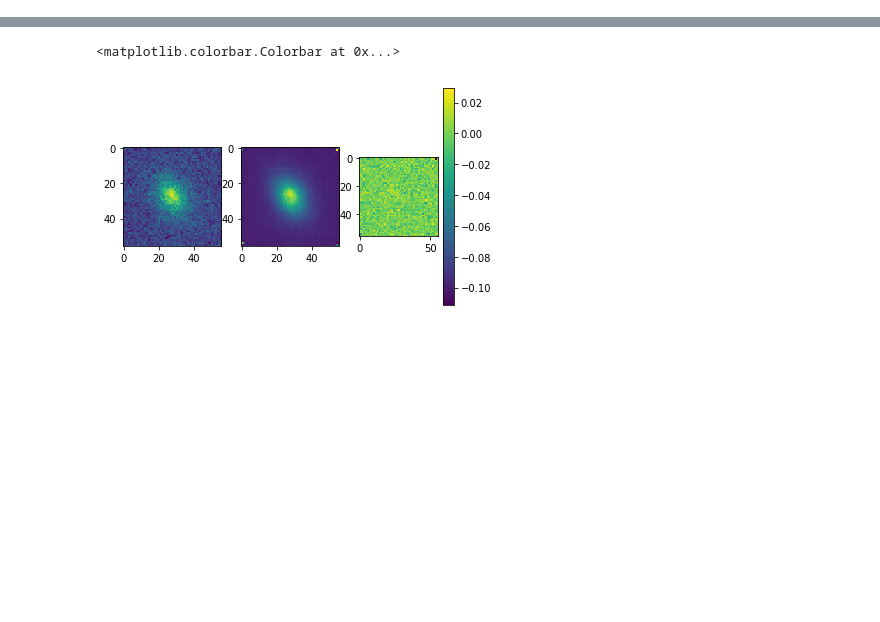
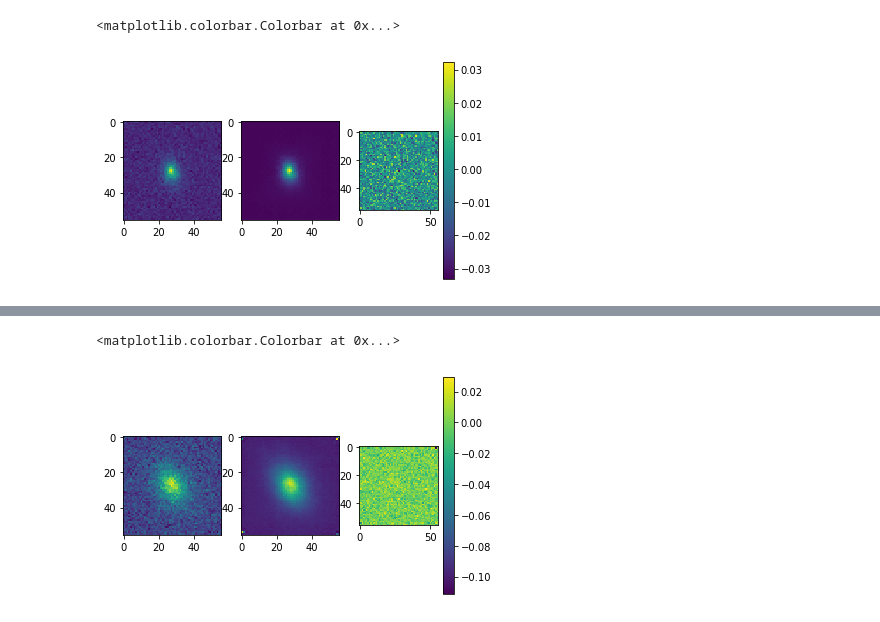
Before and after one commit to JunYinDM/GalaxyGenerativeModel, a Jupyter notebook: Res_925.ipynb, the cells around one changed output, grey strips where cells are left out. Drawn from its saved outputs; the diff is of its cells as text; code cells hidden in the pictures; blank space fills up the shorter version.

```diff
--- a/Res_925.ipynb
+++ b/Res_925.ipynb
@@ -93,0 +93,11 @@ there are 2015 parameters in Z are zeros.
+# %%
+plt.subplot(1, 3, 1)
+a1=showres('gal_img924/exp903_test_x_19830.pt')
+plt.subplot(1, 3, 2)
+a2=showres('gal_img924/exp903_test_x_hat_19830.pt')
+plt.subplot(1, 3, 3)
+plt.imshow(a1-a2)
+plt.colorbar()
+# %% [output]
+<matplotlib.colorbar.Colorbar at 0x...>
+[figure, added]
```
Also changed, not shown: parts of 4 cells of this notebook.
